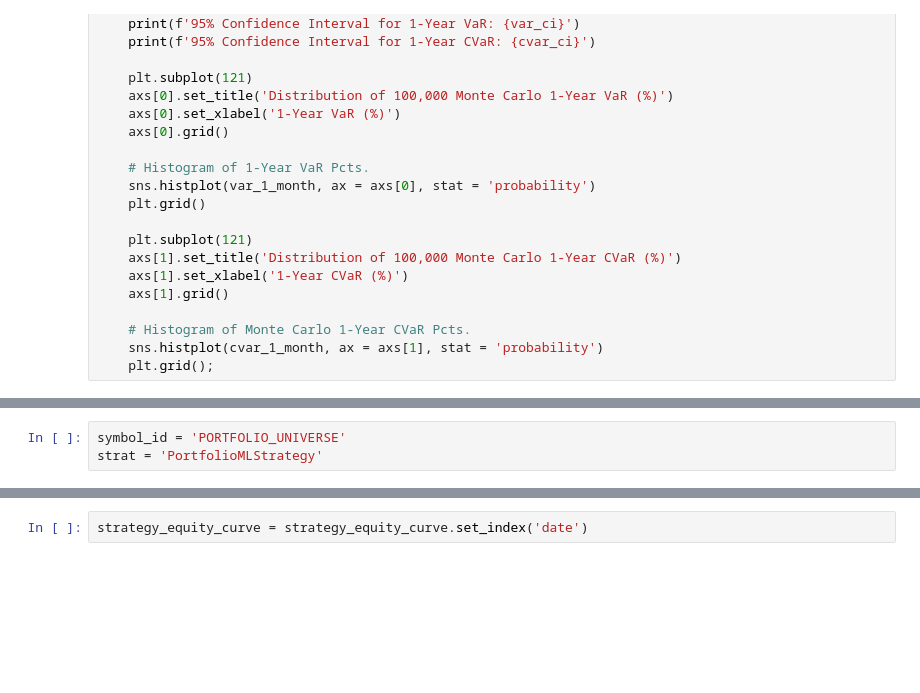
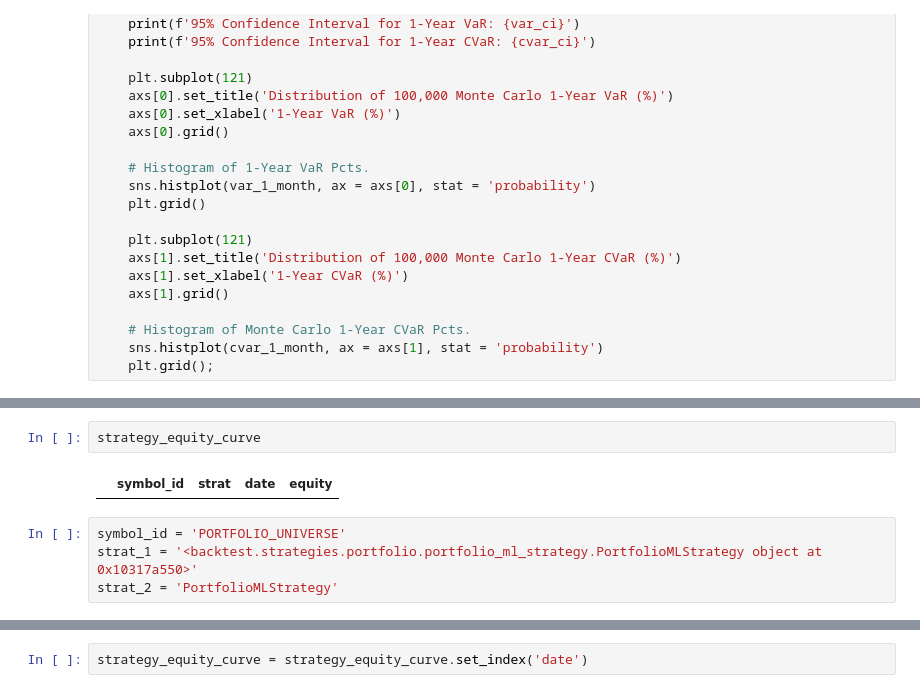
Before and after one commit to Algo-Trading-Project/trading-bot, a Jupyter notebook: notebooks/backtest_dashboard.ipynb, the cells around one changed output, grey strips where cells are left out. Drawn from its saved outputs; the diff is of its cells as text; blank space fills up the shorter version.

```diff
--- a/notebooks/backtest_dashboard.ipynb
+++ b/notebooks/backtest_dashboard.ipynb
@@ -345,3 +331,8 @@ strats
-# %%
-symbol_id = 'PORTFOLIO_UNIVERSE'
-strat = 'PortfolioMLStrategy'
+# %%
+strategy_equity_curve
+# %% [output]
+|  | symbol_id | strat | date | equity |
+# %%
+symbol_id = 'PORTFOLIO_UNIVERSE'
+strat_1 = '<backtest.strategies.portfolio.portfolio_ml_strategy.PortfolioMLStrategy object at 0x10317a550>'
+strat_2 = 'PortfolioMLStrategy'
```
Also changed, not shown: parts of 19 cells of this notebook.
